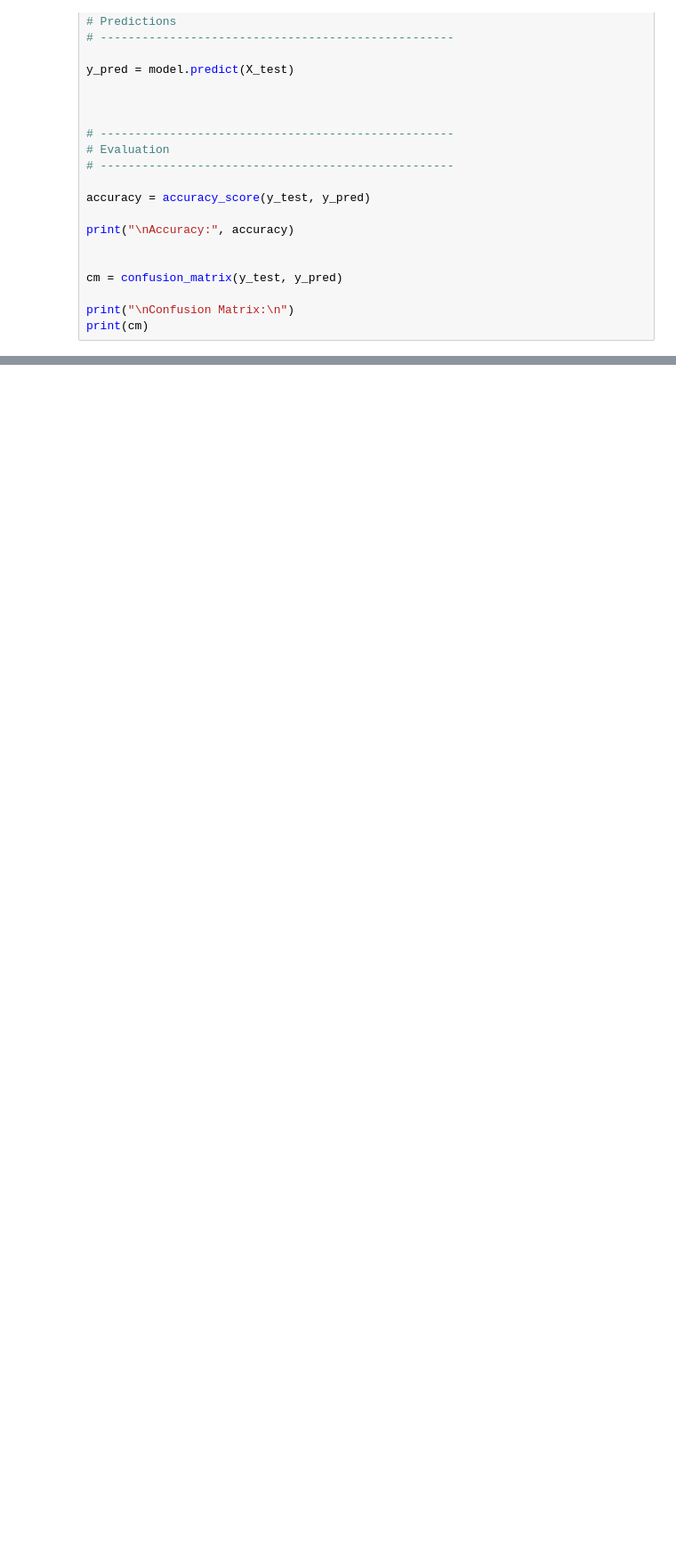
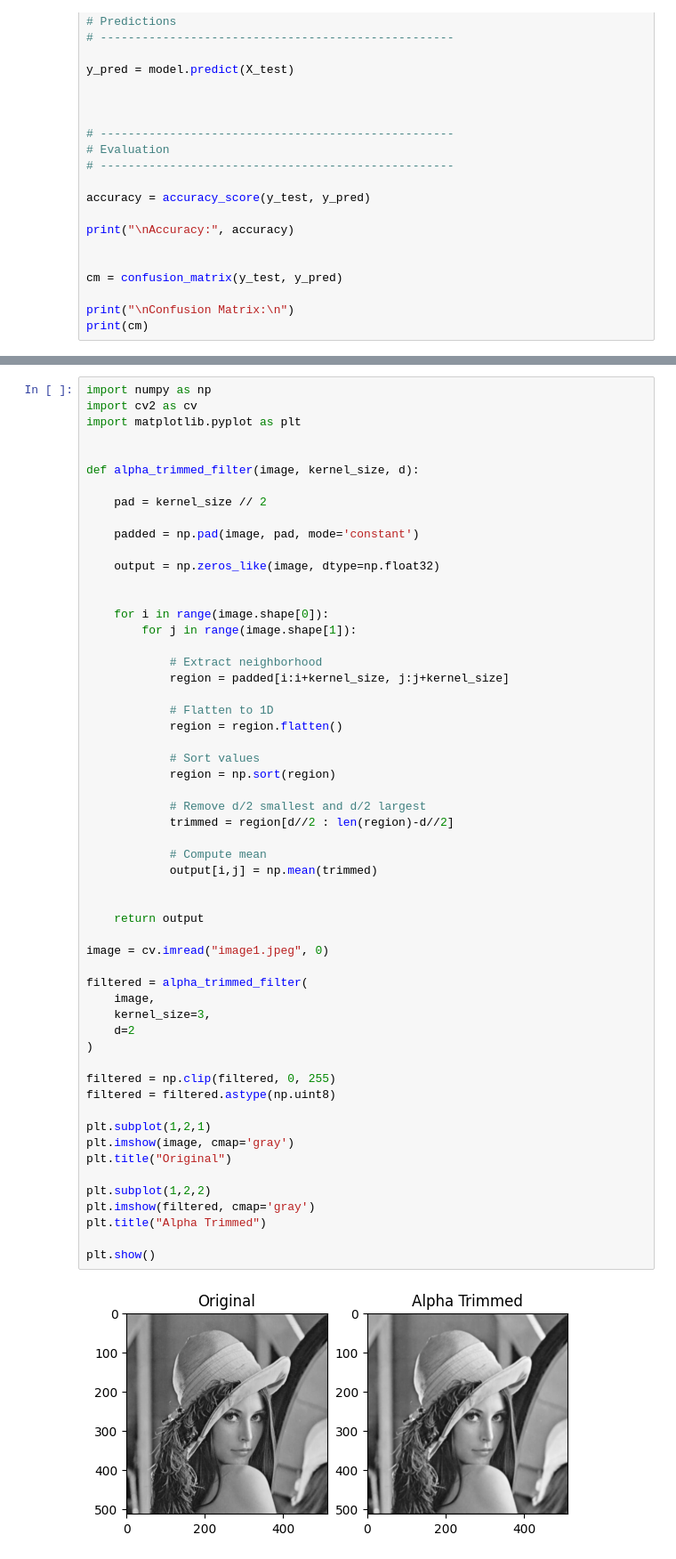
Before and after one commit to 00Padmesh/testrepo, a Jupyter notebook: endsem.ipynb, the cells around one changed output, grey strips where cells are left out. Shown at 89% size. Saved outputs shown, nothing was run; the diff lists cells and outputs as text; blank space fills up the shorter version.

```diff
--- a/endsem.ipynb
+++ b/endsem.ipynb
@@ -1388,0 +1391,58 @@ print(cm)
+# %%
+import numpy as np
+import cv2 as cv
+import matplotlib.pyplot as plt
+
+
+def alpha_trimmed_filter(image, kernel_size, d):
+
+    pad = kernel_size // 2
+
+    padded = np.pad(image, pad, mode='constant')
+
+    output = np.zeros_like(image, dtype=np.float32)
+
+
+    for i in range(image.shape[0]):
+        for j in range(image.shape[1]):
+
+            # Extract neighborhood
+            region = padded[i:i+kernel_size, j:j+kernel_size]
+
+            # Flatten to 1D
+            region = region.flatten()
+
+            # Sort values
+            region = np.sort(region)
+
+            # Remove d/2 smallest and d/2 largest
+            trimmed = region[d//2 : len(region)-d//2]
+
+            # Compute mean
+            output[i,j] = np.mean(trimmed)
+
+
+    return output
+
+image = cv.imread("image1.jpeg", 0)
+
+filtered = alpha_trimmed_filter(
+    image,
+    kernel_size=3,
+    d=2
+)
+
+filtered = np.clip(filtered, 0, 255)
+filtered = filtered.astype(np.uint8)
+
+plt.subplot(1,2,1)
+plt.imshow(image, cmap='gray')
+plt.title("Original")
+
+plt.subplot(1,2,2)
+plt.imshow(filtered, cmap='gray')
+plt.title("Alpha Trimmed")
+
+plt.show()
+# %% [output]
+[figure, added]
```
Also changed, not shown: parts of 1 cell of this notebook.
